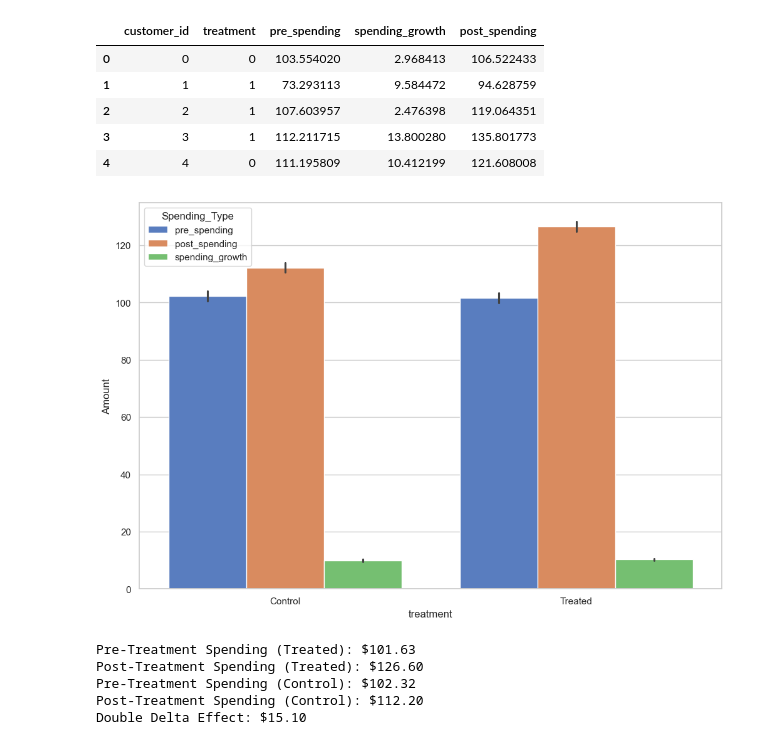
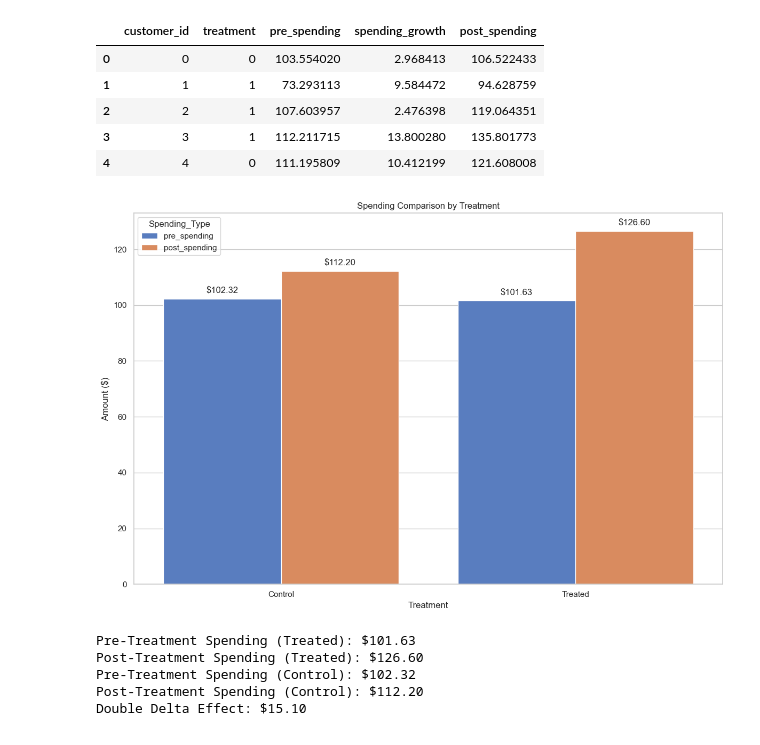
Before and after one commit to jwalluww/Portfolio_Projects, a Jupyter notebook: Quick_Hits/1_Double_Delta_Analysis.ipynb, the cells around one changed output. Drawn from its saved outputs; the diff is of its cells as text; code cells hidden in the pictures.

```diff
--- a/Quick_Hits/1_Double_Delta_Analysis.ipynb
+++ b/Quick_Hits/1_Double_Delta_Analysis.ipynb
@@ -83,32 +83,37 @@ df.head()
 | 4 | 4 | 0 | 111.195809 | 10.412199 | 121.608008 |
 # %%
 # Melt the DataFrame to long format for seaborn
-df_melted = df.melt(id_vars=['customer_id', 'treatment'], value_vars=['pre_spending', 'post_spending', 'spending_growth'], var_name='Spending_Type', value_name='Amount')
+df_melted = df.melt(id_vars=['customer_id', 'treatment'], value_vars=['pre_spending', 'post_spending'], var_name='Spending_Type', value_name='Amount')
 df_melted['treatment'] = df_melted['treatment'].map({0: 'Control', 1: 'Treated'})
 
 # Set the seaborn style
 sns.set_theme(style="whitegrid")
 
 # Create a figure
 plt.figure(figsize=(12, 8))
 
-# Plot all spending types on the same chart
-bar_plot = sns.barplot(x='treatment', y='Amount', hue='Spending_Type', data=df_melted, palette='muted')
+# Plot all spending types on the same chart without error bars
+bar_plot = sns.barplot(x='treatment', y='Amount', hue='Spending_Type', data=df_melted, palette='muted', errorbar=None)
 
 # Add the value on top of the bar
 for p in bar_plot.patches:
-    bar_plot.annotate(f'${p.get_height():.2f}', (p.get_x() + p.get_width() / 2., p.get_height()), ha='center', va='center', xytext=(0, 9), textcoords='offset points')
+    height = p.get_height()
+    if height > 0:  # Only annotate bars with positive height
+        bar_plot.annotate(f'${height:.2f}',
+                          (p.get_x() + p.get_width() / 2., height),
+                          ha='center', va='bottom',
+                          xytext=(0, 5), textcoords='offset points')
 
 # Set labels and title
 bar_plot.set_xlabel('Treatment')
 bar_plot.set_ylabel('Amount ($)')
 bar_plot.set_title('Spending Comparison by Treatment')
 
 # Show the plot
 plt.tight_layout()
 plt.show()
 # %% [output]
-[figure, old version]
+[figure, new version]
 # %%
 # ==========================================
 # Compute Double Delta Effect
```
Also changed, not shown: parts of 2 cells of this notebook.
